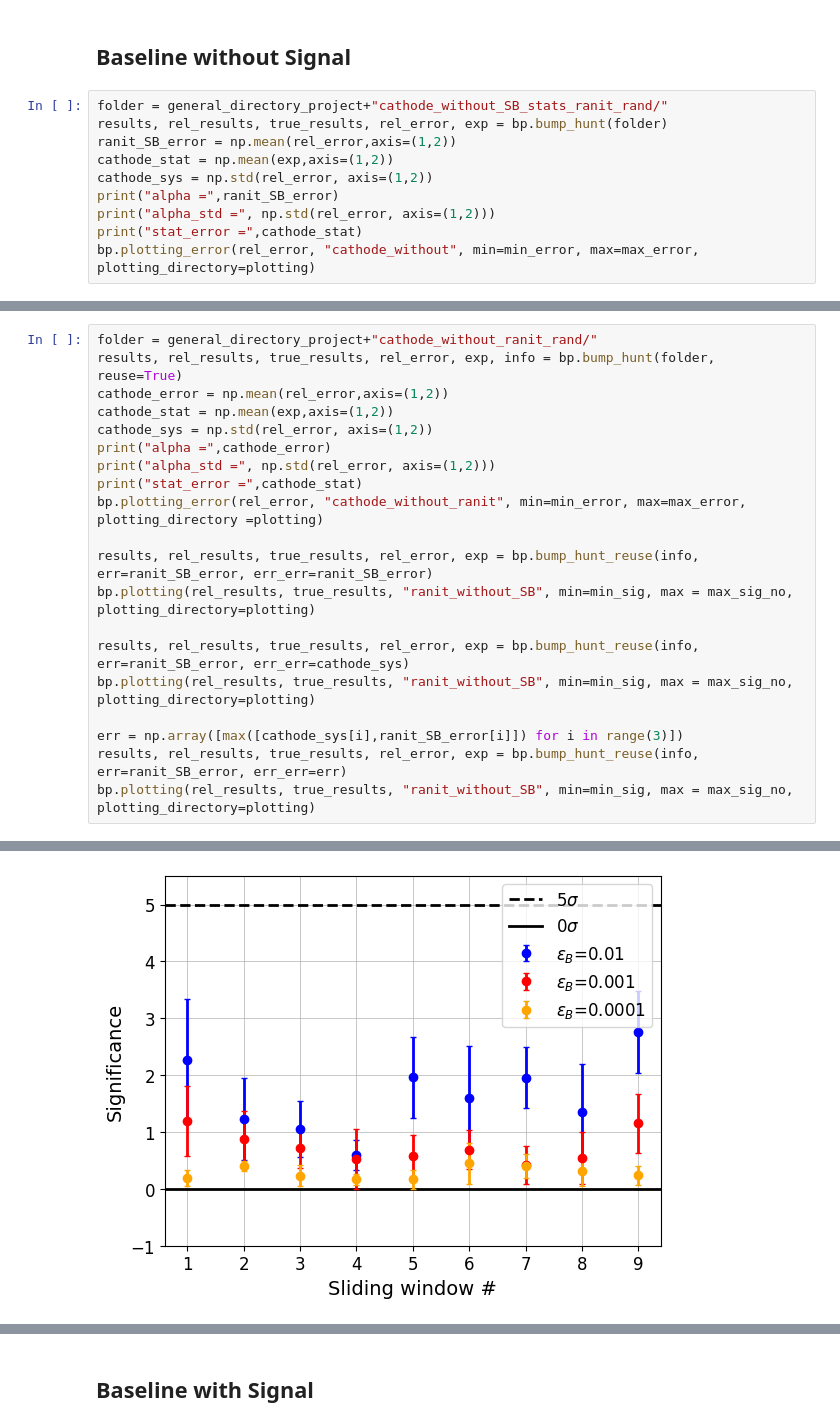
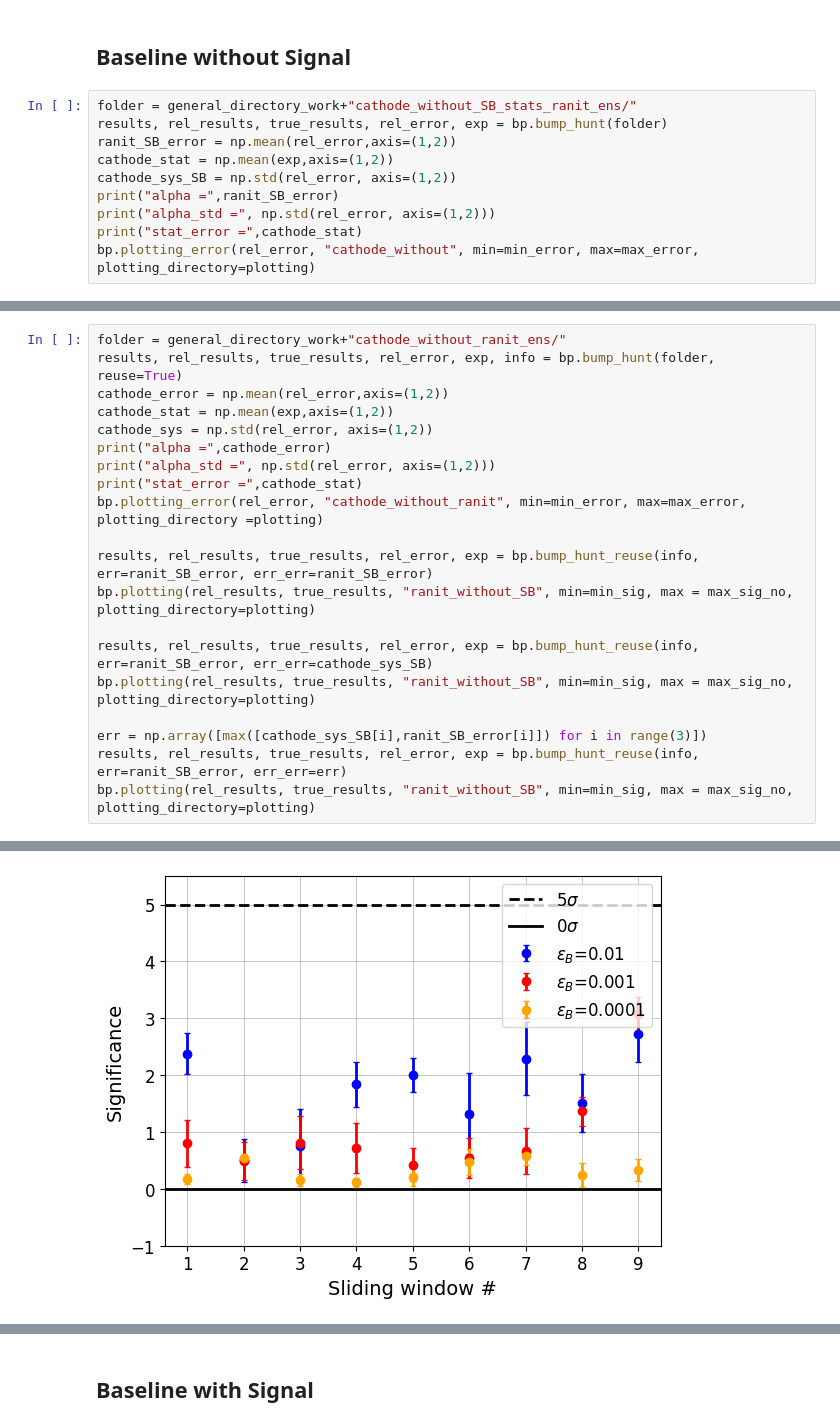
Before and after one commit to mariehein/bumphunt_paper, a Jupyter notebook: bumphunt_ranit_ens.ipynb, the cells around one changed output, grey strips where cells are left out. Cells and saved outputs as stored; diff of their text form.

Commit message:
added ensembling results

```diff
--- a/bumphunt_ranit_ens.ipynb
+++ b/bumphunt_ranit_ens.ipynb
@@ -17,11 +17,11 @@ max_sig_no = 5.5
 # %% [markdown]
 ## Baseline without Signal
 # %%
-folder = general_directory_project+"cathode_without_SB_stats_ranit_rand/"
+folder = general_directory_work+"cathode_without_SB_stats_ranit_ens/"
 results, rel_results, true_results, rel_error, exp = bp.bump_hunt(folder)
 ranit_SB_error = np.mean(rel_error,axis=(1,2))
 cathode_stat = np.mean(exp,axis=(1,2))
-cathode_sys = np.std(rel_error, axis=(1,2))
+cathode_sys_SB = np.std(rel_error, axis=(1,2))
 print("alpha =",ranit_SB_error)
 print("alpha_std =", np.std(rel_error, axis=(1,2)))
 print("stat_error =",cathode_stat)
@@ -35,5 +35,5 @@ stat_error = [0.02958956 0.09353835 0.29504698]
 # %%
-folder = general_directory_project+"cathode_without_ranit_rand/"
+folder = general_directory_work+"cathode_without_ranit_ens/"
 results, rel_results, true_results, rel_error, exp, info = bp.bump_hunt(folder, reuse=True)
 cathode_error = np.mean(rel_error,axis=(1,2))
 cathode_stat = np.mean(exp,axis=(1,2))
@@ -46,10 +46,10 @@ bp.plotting_error(rel_error, "cathode_without_ranit", min=min_error, max=max_err
 results, rel_results, true_results, rel_error, exp = bp.bump_hunt_reuse(info, err=ranit_SB_error, err_err=ranit_SB_error)
 bp.plotting(rel_results, true_results, "ranit_without_SB", min=min_sig, max = max_sig_no, plotting_directory=plotting)
 
-results, rel_results, true_results, rel_error, exp = bp.bump_hunt_reuse(info, err=ranit_SB_error, err_err=cathode_sys)
+results, rel_results, true_results, rel_error, exp = bp.bump_hunt_reuse(info, err=ranit_SB_error, err_err=cathode_sys_SB)
 bp.plotting(rel_results, true_results, "ranit_without_SB", min=min_sig, max = max_sig_no, plotting_directory=plotting)
 
-err = np.array([max([cathode_sys[i],ranit_SB_error[i]]) for i in range(3)])
+err = np.array([max([cathode_sys_SB[i],ranit_SB_error[i]]) for i in range(3)])
 results, rel_results, true_results, rel_error, exp = bp.bump_hunt_reuse(info, err=ranit_SB_error, err_err=err)
 bp.plotting(rel_results, true_results, "ranit_without_SB", min=min_sig, max = max_sig_no, plotting_directory=plotting)
 # %% [output]
@@ -61 +61 @@ stat_error = [0.02958955 0.09353842 0.2950474 ]
-[figure, old version]
+[figure, new version]
```
Also changed, not shown: parts of 8 cells of this notebook, 4 other files.
